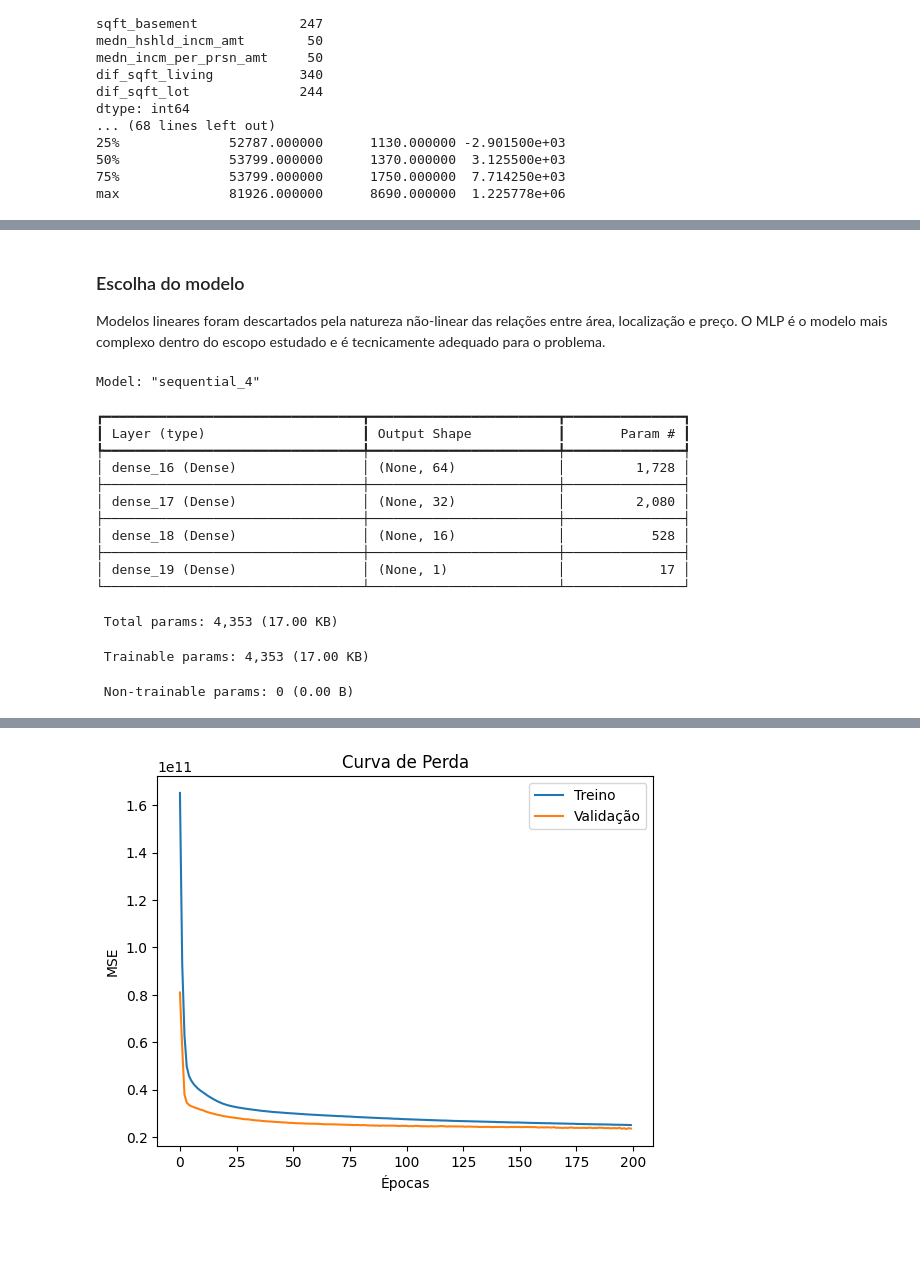
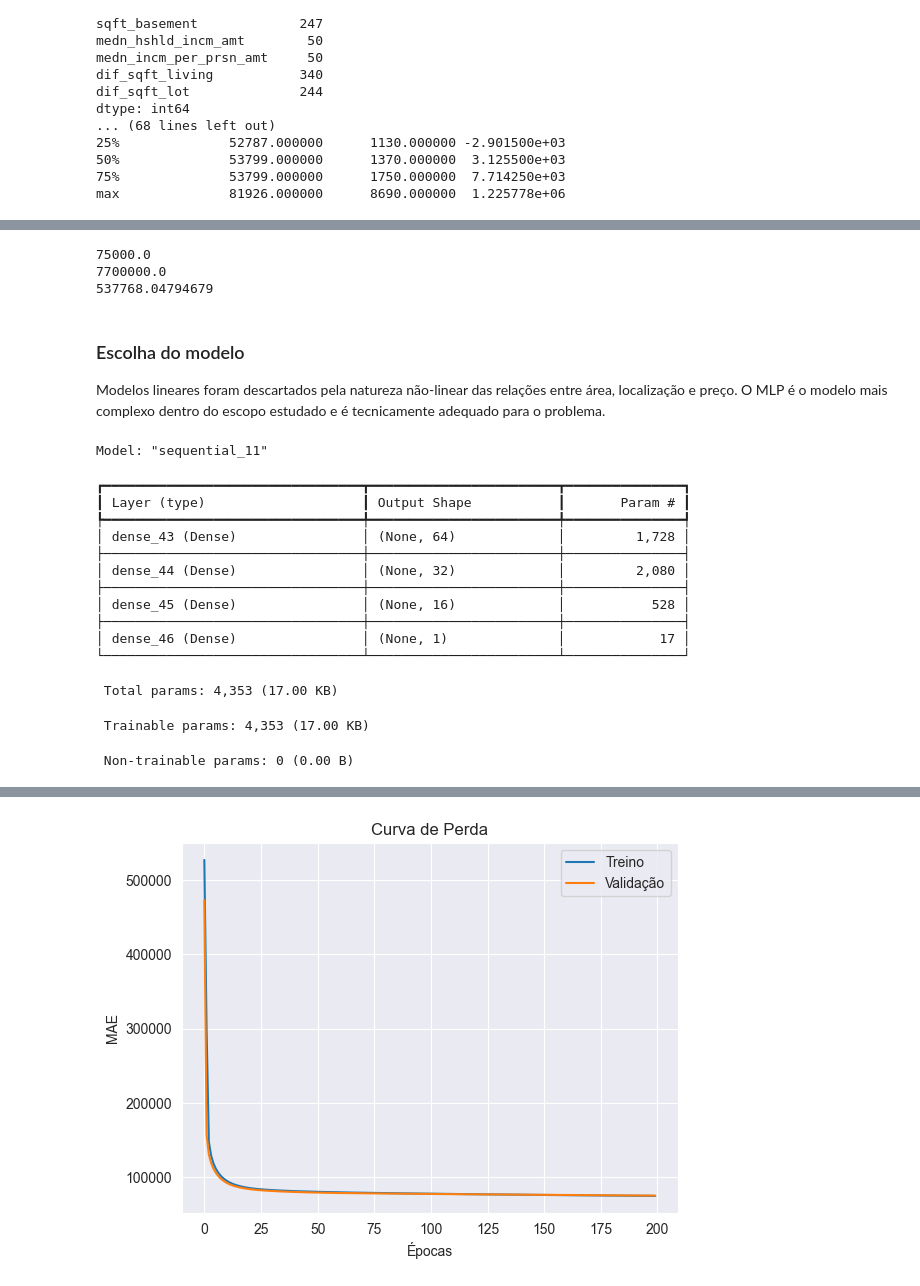
Before and after one commit to biacobral/previsao-preco-casas-ml, a Jupyter notebook: proposta.ipynb, the cells around one changed output, grey strips where cells are left out. Drawn from its saved outputs; the diff is of its cells as text; code cells hidden in the pictures; blank space fills up the shorter version.

Commit message:
melhorando o modelo

```diff
--- a/proposta.ipynb
+++ b/proposta.ipynb
@@ -96,9 +113,22 @@ print(df.head)
 [21613 rows x 54 columns]>
 # %%
 # removendo o que não interessa ou causa data leakage ou foi substituído/informação duplicada
-df.drop(columns=['date', 'sqft_living15', 'sqft_lot15', 'zipcode', 'hous_val_amt', 'id', 'yr_renovated'], inplace=True)
+df.drop(columns=['date',
+                 'sqft_living15',
+                 'sqft_lot15',
+                 'zipcode',
+                 'hous_val_amt',
+                 'id',
+                 'yr_renovated'
+                 ], inplace=True)
 print(df.shape)
 print(df.isnull().sum())
+df_future.drop(columns=[
+    'sqft_living15',
+    'sqft_lot15',
+    'zipcode',
+    'yr_renovated'
+], inplace=True)
 # %% [output]
 (21613, 47)
 price                     0
@@ -240,7 +275,15 @@ X_train, X_test, y_train, y_test = train_test_split(X, y, test_size=0.2, random_
 # normalização
 scaler = StandardScaler()
 X_train_scaled = scaler.fit_transform(X_train)
-X_test_scaled = scaler.fit_transform(X_test)
+X_test_scaled = scaler.transform(X_test)
+# %%
+print(y_train.min())
+print(y_train.max())
+print(y_train.mean())
+# %% [output]
+75000.0
+7700000.0
+537768.04794679
 # %% [markdown]
 ### Escolha do modelo
 
@@ -261,28 +304,29 @@ print(model.summary())
 
 model.compile(
     optimizer='adam',
-    loss='mse',
+    loss='mae',
     metrics=['mae']
 )
 
 early_stop = EarlyStopping(
     monitor='val_loss',
     patience=15,
+    min_delta=100,
     restore_best_weights=True
 )
 
 history = model.fit(
-    X_train, y_train,
+    X_train_scaled, y_train,
     epochs=200,
-    batch_size=64,
+    batch_size=32,
     validation_split=0.1,
     callbacks=[early_stop]
 )
 
-loss, mae = model.evaluate(X_test, y_test)
+loss, mae = model.evaluate(X_test_scaled, y_test)
 print(f'MAE: ${mae:,.0f}')
 
-y_pred = model.predict(X_test).flatten()
+y_pred = model.predict(X_test_scaled).flatten()
 
 from sklearn.metrics import r2_score
 print(f'R²: {r2_score(y_test, y_pred):.4f}')
@@ -291,21 +335,21 @@ plt.plot(history.history['loss'], label='Treino')
 plt.plot(history.history['val_loss'], label='Validação')
 plt.title('Curva de Perda')
 plt.xlabel('Épocas')
-plt.ylabel('MSE')
+plt.ylabel('MAE')
 plt.legend()
 plt.show()
 # %% [output]
-Model: "sequential_4"
+Model: "sequential_11"
 ┏━━━━━━━━━━━━━━━━━━━━━━━━━━━━━━━━━┳━━━━━━━━━━━━━━━━━━━━━━━━┳━━━━━━━━━━━━━━━┓
 ┃ Layer (type)                    ┃ Output Shape           ┃       Param # ┃
 ┡━━━━━━━━━━━━━━━━━━━━━━━━━━━━━━━━━╇━━━━━━━━━━━━━━━━━━━━━━━━╇━━━━━━━━━━━━━━━┩
-│ dense_16 (Dense)                │ (None, 64)             │         1,728 │
+│ dense_43 (Dense)                │ (None, 64)             │         1,728 │
 ├─────────────────────────────────┼────────────────────────┼───────────────┤
-│ dense_17 (Dense)                │ (None, 32)             │         2,080 │
+│ dense_44 (Dense)                │ (None, 32)             │         2,080 │
 ├─────────────────────────────────┼────────────────────────┼───────────────┤
-│ dense_18 (Dense)                │ (None, 16)             │           528 │
+│ dense_45 (Dense)                │ (None, 16)             │           528 │
 ├─────────────────────────────────┼────────────────────────┼───────────────┤
-│ dense_19 (Dense)                │ (None, 1)              │            17 │
+│ dense_46 (Dense)                │ (None, 1)              │            17 │
 └─────────────────────────────────┴────────────────────────┴───────────────┘
  Total params: 4,353 (17.00 KB)
  Trainable params: 4,353 (17.00 KB)
@@ -330 +374 @@ R²: 0.7838
-[figure, old version]
+[figure, new version]
```
Also changed, not shown: parts of 6 cells of this notebook, 1 other file.
